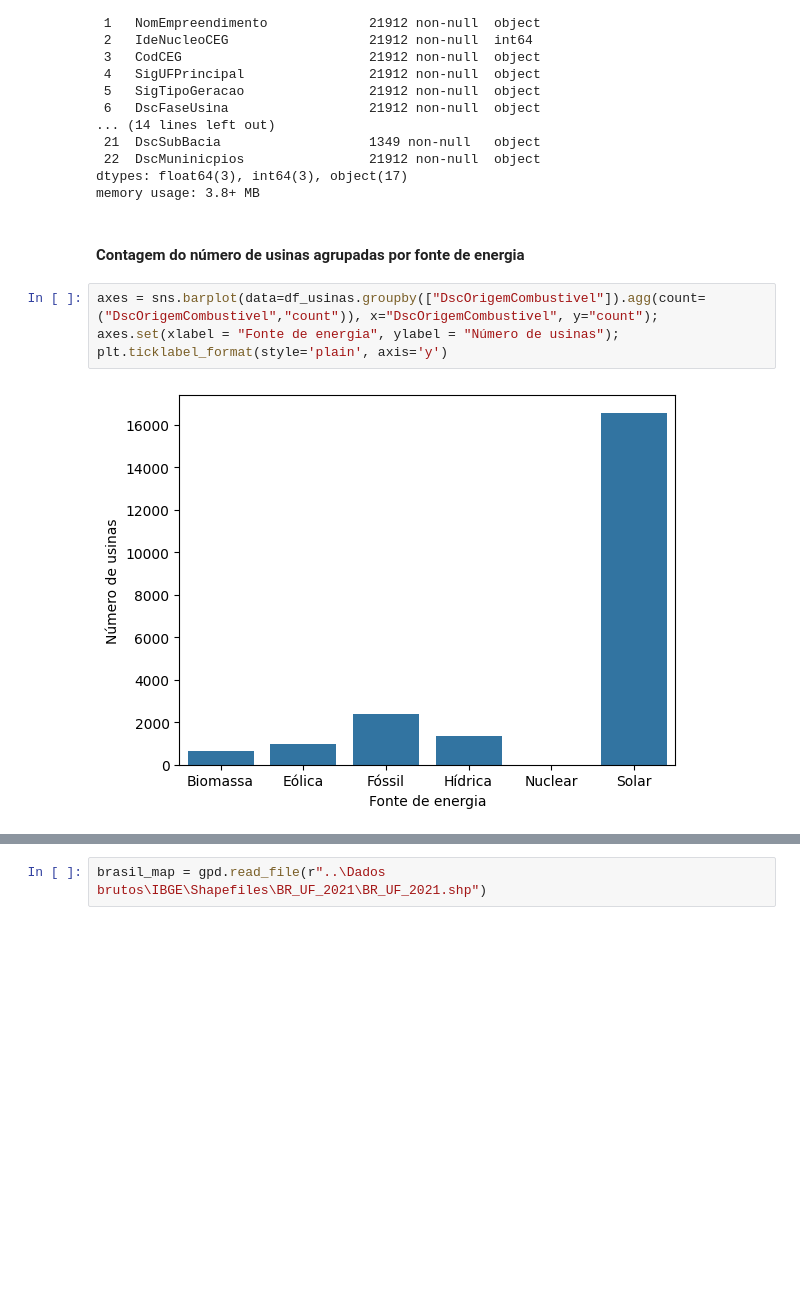
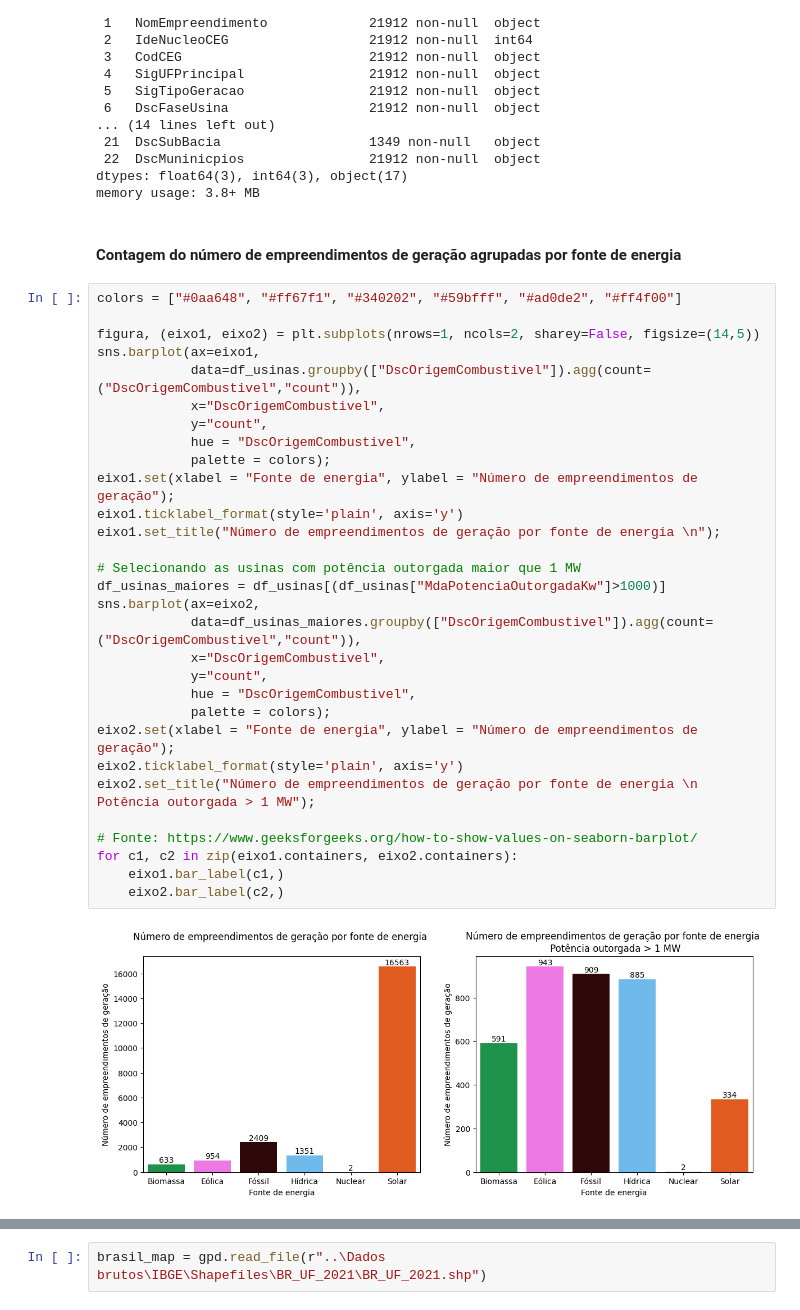
Before and after one commit to AlexandreWNeto/TCC_data_science_PUC_Minas, a Jupyter notebook: Cadernos/001_Mapa das usinas.ipynb, the cells around one changed output, grey strips where cells are left out. Drawn from its saved outputs; the diff is of its cells as text; blank space fills up the shorter version.

```diff
--- a/Cadernos/001_Mapa das usinas.ipynb
+++ b/Cadernos/001_Mapa das usinas.ipynb
@@ -79,11 +79,37 @@ Data columns (total 23 columns):
 dtypes: float64(3), int64(3), object(17)
 memory usage: 3.8+ MB
 # %% [markdown]
-#### Contagem do número de usinas agrupadas por fonte de energia
+#### Contagem do número de empreendimentos de geração agrupadas por fonte de energia
 # %%
-axes = sns.barplot(data=df_usinas.groupby(["DscOrigemCombustivel"]).agg(count=("DscOrigemCombustivel","count")), x="DscOrigemCombustivel", y="count");
-axes.set(xlabel = "Fonte de energia", ylabel = "Número de usinas");
-plt.ticklabel_format(style='plain', axis='y')
+colors = ["#0aa648", "#ff67f1", "#340202", "#59bfff", "#ad0de2", "#ff4f00"]
+
+figura, (eixo1, eixo2) = plt.subplots(nrows=1, ncols=2, sharey=False, figsize=(14,5))
+sns.barplot(ax=eixo1,
+            data=df_usinas.groupby(["DscOrigemCombustivel"]).agg(count=("DscOrigemCombustivel","count")),
+            x="DscOrigemCombustivel",
+            y="count",
+            hue = "DscOrigemCombustivel",
+            palette = colors);
+eixo1.set(xlabel = "Fonte de energia", ylabel = "Número de empreendimentos de geração");
+eixo1.ticklabel_format(style='plain', axis='y')
+eixo1.set_title("Número de empreendimentos de geração por fonte de energia \n");
+
+# Selecionando as usinas com potência outorgada maior que 1 MW
+df_usinas_maiores = df_usinas[(df_usinas["MdaPotenciaOutorgadaKw"]>1000)]
+sns.barplot(ax=eixo2,
+            data=df_usinas_maiores.groupby(["DscOrigemCombustivel"]).agg(count=("DscOrigemCombustivel","count")),
+            x="DscOrigemCombustivel",
+            y="count",
+            hue = "DscOrigemCombustivel",
+            palette = colors);
+eixo2.set(xlabel = "Fonte de energia", ylabel = "Número de empreendimentos de geração");
+eixo2.ticklabel_format(style='plain', axis='y')
+eixo2.set_title("Número de empreendimentos de geração por fonte de energia \n Potência outorgada > 1 MW");
+
+# Fonte: https://www.geeksforgeeks.org/how-to-show-values-on-seaborn-barplot/
+for c1, c2 in zip(eixo1.containers, eixo2.containers):
+    eixo1.bar_label(c1,)
+    eixo2.bar_label(c2,)
 # %% [output]
-[figure, old version]
+[figure, new version]
 # %% [markdown]
```
Also changed, not shown: parts of 9 cells of this notebook.
